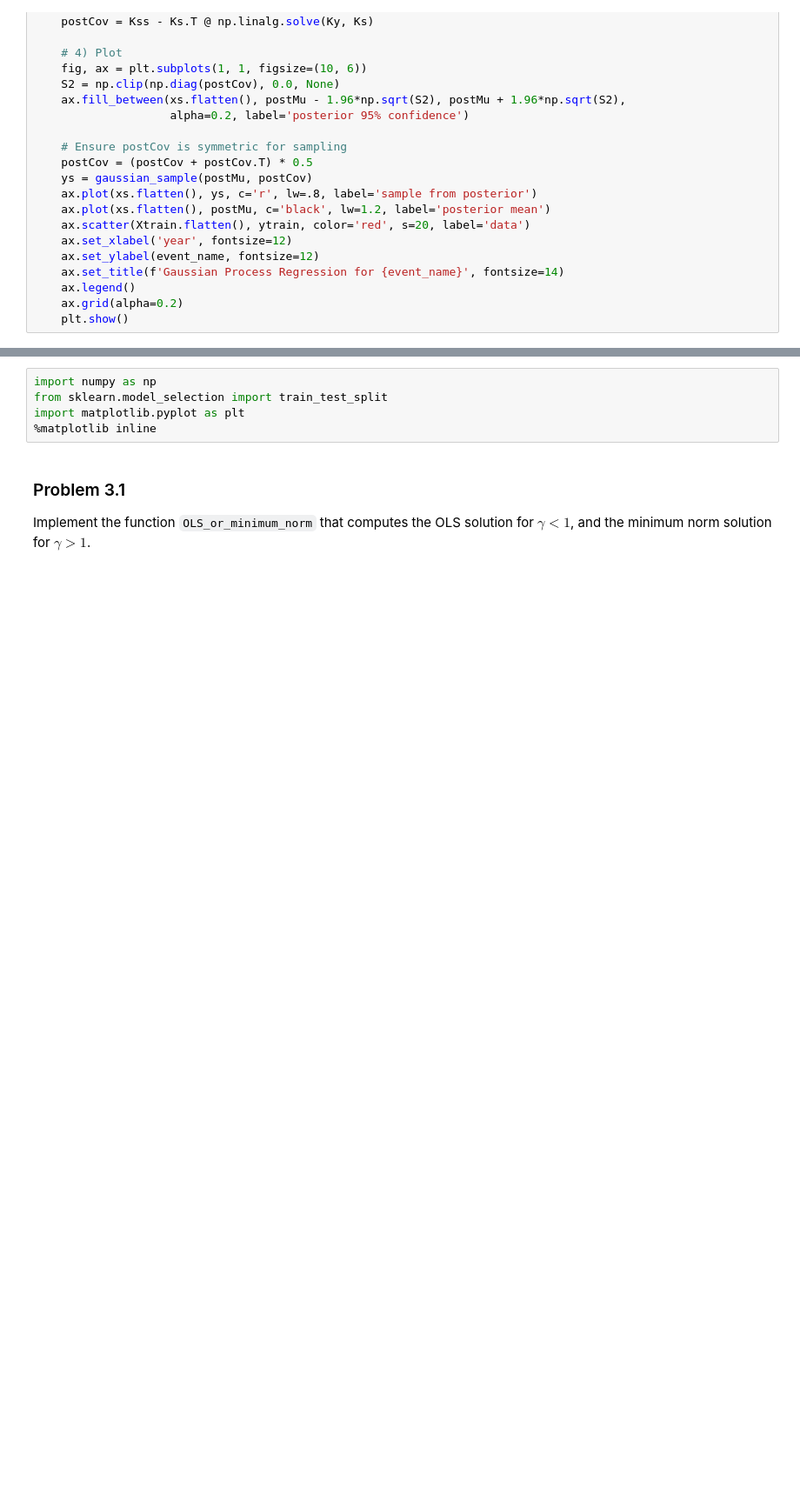
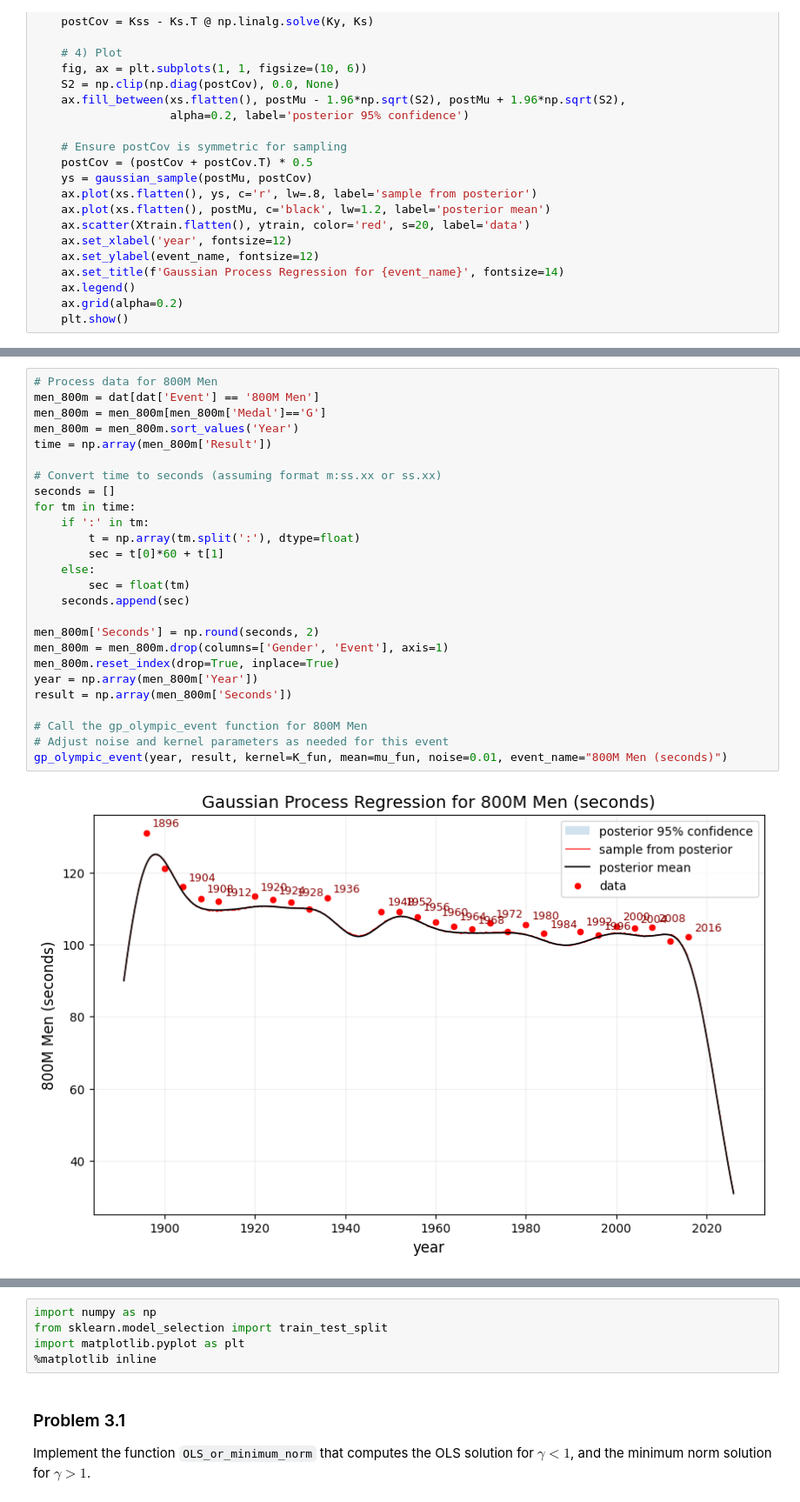
Before and after one commit to yxyang0820/SDS365_Assignments, a Jupyter notebook: assignments/assn2/assn2.ipynb, the cells around one changed output, grey strips where cells are left out. Shown at 87% size. Cells and saved outputs as stored; diff of their text form; blank space fills up the shorter version.

```diff
--- a/assignments/assn2/assn2.ipynb
+++ b/assignments/assn2/assn2.ipynb
@@ -1103,0 +1153,28 @@ ValueError: could not broadcast input array from shape (27,1) into shape (27,)
+# %%
+# Process data for 800M Men
+men_800m = dat[dat['Event'] == '800M Men']
+men_800m = men_800m[men_800m['Medal']=='G']
+men_800m = men_800m.sort_values('Year')
+time = np.array(men_800m['Result'])
+
+# Convert time to seconds (assuming format m:ss.xx or ss.xx)
+seconds = []
+for tm in time:
+    if ':' in tm:
+        t = np.array(tm.split(':'), dtype=float)
+        sec = t[0]*60 + t[1]
+    else:
+        sec = float(tm)
+    seconds.append(sec)
+
+men_800m['Seconds'] = np.round(seconds, 2)
+men_800m = men_800m.drop(columns=['Gender', 'Event'], axis=1)
+men_800m.reset_index(drop=True, inplace=True)
+year = np.array(men_800m['Year'])
+result = np.array(men_800m['Seconds'])
+
+# Call the gp_olympic_event function for 800M Men
+# Adjust noise and kernel parameters as needed for this event
+gp_olympic_event(year, result, kernel=K_fun, mean=mu_fun, noise=0.01, event_name="800M Men (seconds)")
+# %% [output]
+[figure, added]
```
Also changed, not shown: parts of 16 cells of this notebook.
